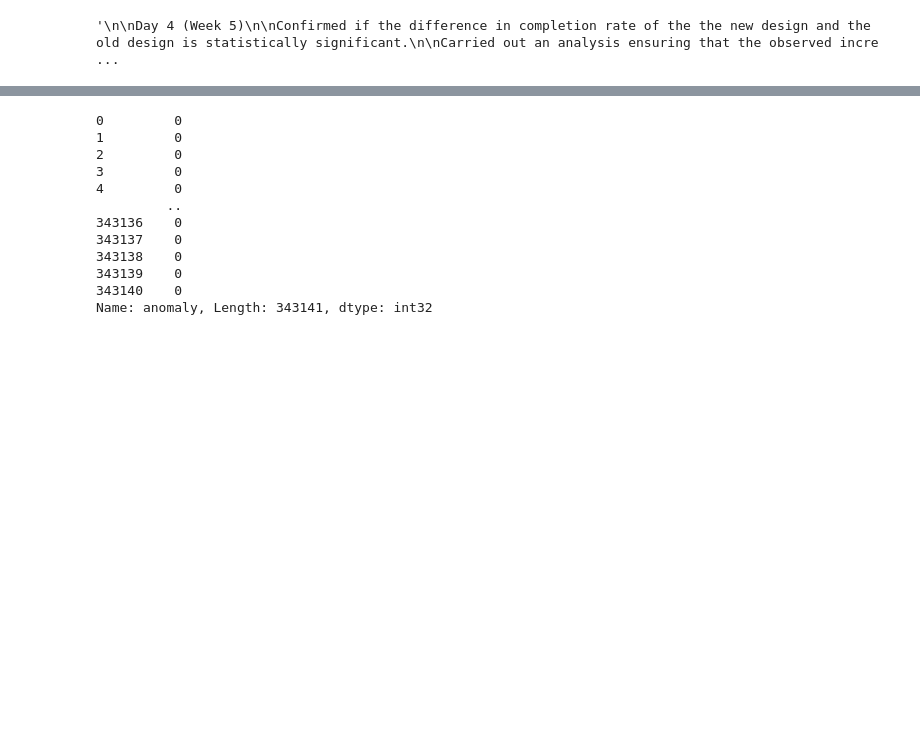
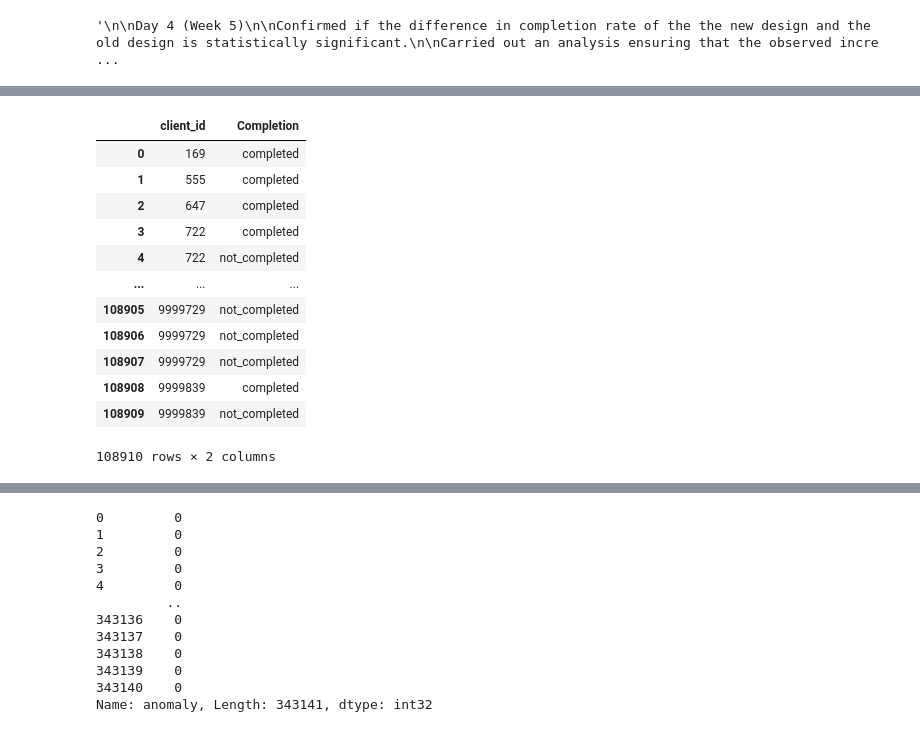
Before and after one commit to JorgeMMLRodrigues/vanguard_project, a Jupyter notebook: Main.ipynb, the cells around one changed output, grey strips where cells are left out. Saved outputs shown, nothing was run; the diff lists cells and outputs as text; code cells hidden in the pictures; blank space fills up the shorter version.

```diff
--- a/Main.ipynb
+++ b/Main.ipynb
@@ -1236,0 +1263,19 @@ Additional Data Needs
+# %%
+"""
+ex:
+    client_id - Completion - Attempts
+    3295203957      2       5
+    0912412411      0       10
+
+client_id = the actual ciend_id number
+
+Completion =
+    Only when there is a start and later on a confirm it is flagged as completed all other cases are not completed.
+    If there is a confirmed after a confirmed it is flagged as anomaly.
+    If there is a start and right after that there is a start is flagged as a anomaly.
+    If it goes from one step to another and back it overlooks and checks if there is a confirm at the end.
+
+Attempts = The amount of starts of each client.
+
+
+"""
@@ -1236,0 +1284,3 @@ Additional Data Needs
+# %%
+df_final_web_data_pt_1_completion_rate['date_time'] = pd.to_datetime(df_final_web_data_pt_1_completion_rate['date_time'])
+df_final_web_data_pt_2_completion_rate['date_time'] = pd.to_datetime(df_final_web_data_pt_2_completion_rate['date_time'])
@@ -1236,0 +1320,35 @@ Additional Data Needs
+# %%
+######### CONTROL
+
+
+
+# Build records for each attempt
+df_completion_records_control = []
+for client_id, group in df_final_web_data_pt_1_completion_rate.groupby('client_id'):
+    steps = group.sort_values('date_time')['process_step'].tolist()
+    results = segment_and_classify(steps)
+    for result in results:
+        df_completion_records_control.append({'client_id': client_id, 'Completion': result})
+
+# Convert to DataFrame
+df_completion_control = pd.DataFrame(df_completion_records_control)
+
+# Optional: sort for clarity
+df_completion_control['Completion'] = pd.Categorical(df_completion_control['Completion'], categories=['completed', 'not_completed', 'anomaly'])
+df_completion_control = df_completion_control.sort_values(['client_id', 'Completion']).reset_index(drop=True)
+# %%
+df_completion_control
+# %% [output]
+|  | client_id | Completion |
+| 0 | 169 | completed |
+| 1 | 555 | completed |
+| 2 | 647 | completed |
+| 3 | 722 | completed |
+| 4 | 722 | not_completed |
+| ... | ... | ... |
+| 108905 | 9999729 | not_completed |
+| 108906 | 9999729 | not_completed |
+| 108907 | 9999729 | not_completed |
+| 108908 | 9999839 | completed |
+| 108909 | 9999839 | not_completed |
+108910 rows × 2 columns
```
Also changed, not shown: parts of 35 cells of this notebook.
